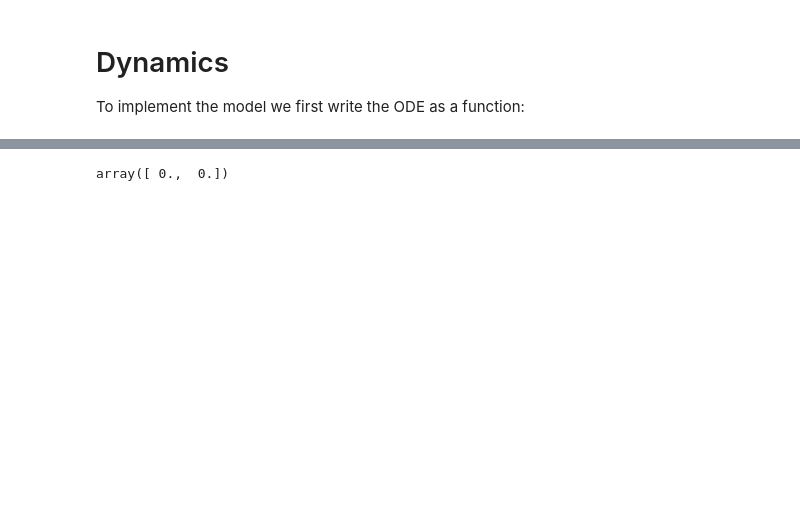
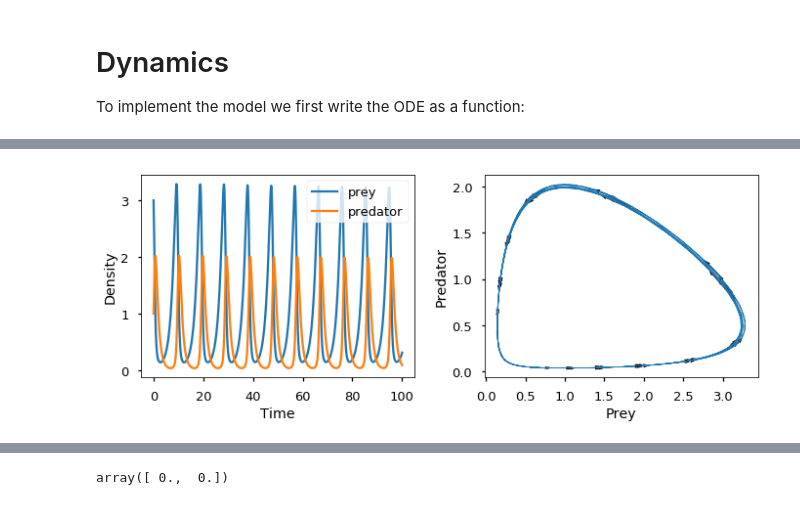
Before and after one commit to yoavram/SciComPy, a Jupyter notebook: notebooks/predator-prey.ipynb, the cells around one changed output, grey strips where cells are left out. Saved outputs shown, nothing was run; the diff lists cells and outputs as text; code cells hidden in the pictures; blank space fills up the shorter version.

```diff
--- a/notebooks/predator-prey.ipynb
+++ b/notebooks/predator-prey.ipynb
@@ -71,0 +90,38 @@ We can explore the dynamics for different values using `interact`:
+# %%
+def solve_plot(x0, y0, tmax, b, h, ϵ, d):
+    t = np.linspace(0, tmax, tmax*10)
+    xy0 = (x0, y0)
+    _dxydt = partial(dxydt, b=b, h=h, ϵ=ϵ, d=d)
+    _jac = partial(jac, b=b, h=h, ϵ=ϵ, d=d)
+    sol = solve_ivp(_dxydt, (t.min(), t.max()), xy0, t_eval=t, method='BDF', jac=_jac)
+
+    fig, axes = plt.subplots(1, 2, figsize=(10, 4))
+
+    ax = axes[0]
+    ax.plot(sol.t, sol.y.T)
+    ax.legend(('prey', 'predator'))
+    ax.set(xlabel='Time', ylabel='Density')
+
+    ax = axes[1]
+    ax.plot(sol.y[0,:], sol.y[1,:], lw=0.5)
+    ax.quiver(sol.y[0,:-1:10], sol.y[1,:-1:10], sol.y[0,1::10]-sol.y[0,:-1:10], sol.y[1,1::10]-sol.y[1,:-1:10],
+               scale_units='xy', angles='xy', scale=1, width=0.005)
+
+    ax.set(xlabel='Prey', ylabel='Predator')
+
+    fig.tight_layout()
+    return sol.t, sol.y
+
+b = 2/3
+h = 4/3
+ϵ = 3/4
+d = 1
+
+# b = 1.3
+# h = 0.5
+# ϵ = 1.6/h
+# d = 0.7
+
+solve_plot(3, 1, 100, b, h, ϵ, d);
+# %% [output]
+[figure, added]
```
Also changed, not shown: parts of 44 cells of this notebook.
